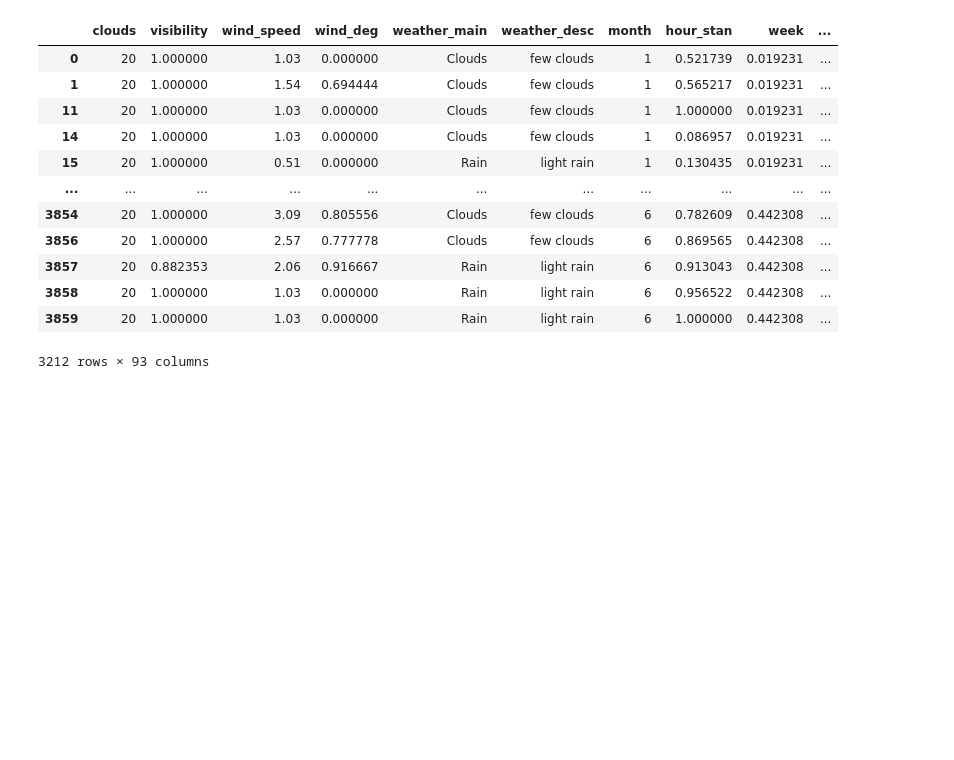
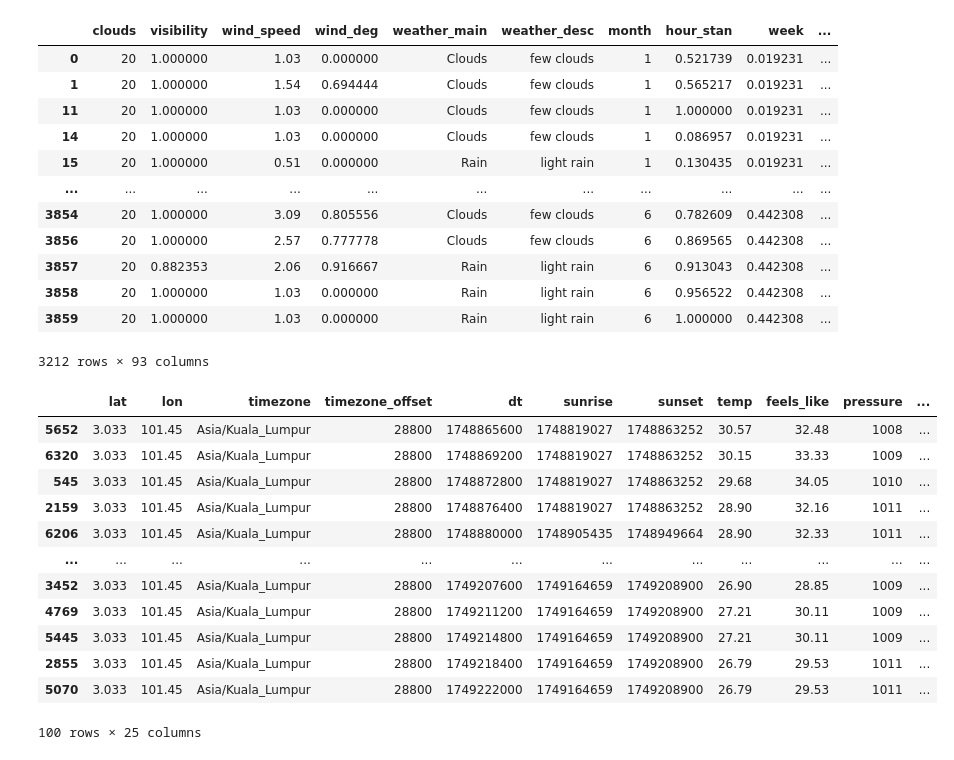
Before and after one commit to nct1673/weather_prediction, a Jupyter notebook: notebooks/data_prep.ipynb, the cells around one changed output. Cells and saved outputs as stored; diff of their text form; code cells hidden in the pictures; blank space fills up the shorter version.

```diff
--- a/notebooks/data_prep.ipynb
+++ b/notebooks/data_prep.ipynb
@@ -179,3 +179,37 @@ df
 | 3858 | 20 | 1.000000 | 1.03 | 0.000000 | Rain | light rain | 6 | 0.956522 | 0.442308 | ... |
 | 3859 | 20 | 1.000000 | 1.03 | 0.000000 | Rain | light rain | 6 | 1.000000 | 0.442308 | ... |
 3212 rows × 93 columns
+# %%
+import pandas as pd
+import numpy as np
+from datetime import datetime
+from zoneinfo import ZoneInfo
+from statsmodels.tsa.seasonal import seasonal_decompose
+
+df = pd.read_csv('../data_csv_raw/raw_data.csv')
+df.drop_duplicates(inplace=True)
+df = df.sort_values(by='dt')
+df['utc8'] = pd.to_datetime(df['dt'], unit='s', utc=True).dt.tz_convert('Asia/Kuala_Lumpur')
+# df['year']       = df['utc8'].dt.year
+df['month']      = df['utc8'].dt.month
+# df['day']        = df['utc8'].dt.day
+df['hour']       = df['utc8'].dt.hour
+df['hour_stan'] = (df['hour'] - df['hour'].min()) / (df['hour'].max() - df['hour'].min())
+df
+
+df100 = df.tail(100)
+df100
+# %% [output]
+|  | lat | lon | timezone | timezone_offset | dt | sunrise | sunset | temp | feels_like | pressure | ... |
+| 5652 | 3.033 | 101.45 | Asia/Kuala_Lumpur | 28800 | 1748865600 | 1748819027 | 1748863252 | 30.57 | 32.48 | 1008 | ... |
+| 6320 | 3.033 | 101.45 | Asia/Kuala_Lumpur | 28800 | 1748869200 | 1748819027 | 1748863252 | 30.15 | 33.33 | 1009 | ... |
+| 545 | 3.033 | 101.45 | Asia/Kuala_Lumpur | 28800 | 1748872800 | 1748819027 | 1748863252 | 29.68 | 34.05 | 1010 | ... |
+| 2159 | 3.033 | 101.45 | Asia/Kuala_Lumpur | 28800 | 1748876400 | 1748819027 | 1748863252 | 28.90 | 32.16 | 1011 | ... |
+| 6206 | 3.033 | 101.45 | Asia/Kuala_Lumpur | 28800 | 1748880000 | 1748905435 | 1748949664 | 28.90 | 32.33 | 1011 | ... |
+| ... | ... | ... | ... | ... | ... | ... | ... | ... | ... | ... | ... |
+| 3452 | 3.033 | 101.45 | Asia/Kuala_Lumpur | 28800 | 1749207600 | 1749164659 | 1749208900 | 26.90 | 28.85 | 1009 | ... |
+| 4769 | 3.033 | 101.45 | Asia/Kuala_Lumpur | 28800 | 1749211200 | 1749164659 | 1749208900 | 27.21 | 30.11 | 1009 | ... |
+| 5445 | 3.033 | 101.45 | Asia/Kuala_Lumpur | 28800 | 1749214800 | 1749164659 | 1749208900 | 27.21 | 30.11 | 1009 | ... |
+| 2855 | 3.033 | 101.45 | Asia/Kuala_Lumpur | 28800 | 1749218400 | 1749164659 | 1749208900 | 26.79 | 29.53 | 1011 | ... |
+| 5070 | 3.033 | 101.45 | Asia/Kuala_Lumpur | 28800 | 1749222000 | 1749164659 | 1749208900 | 26.79 | 29.53 | 1011 | ... |
+100 rows × 25 columns
```
Also changed, not shown: 7 other files.
